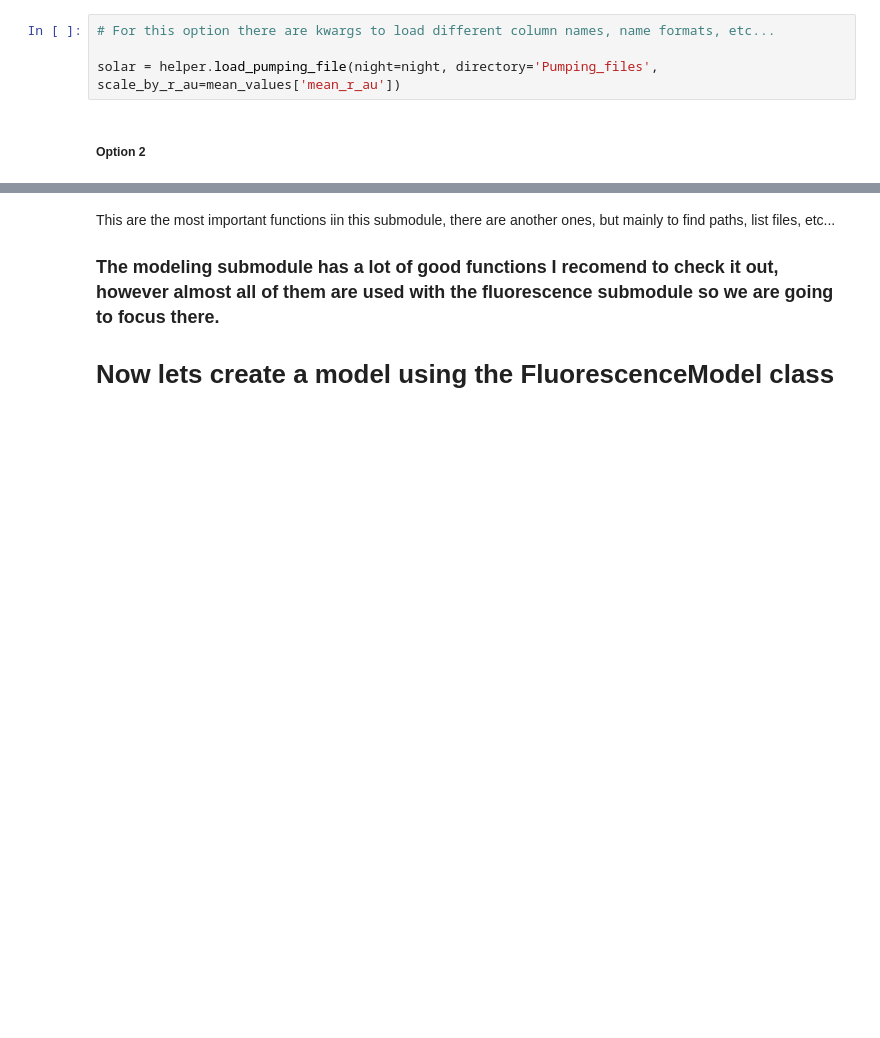
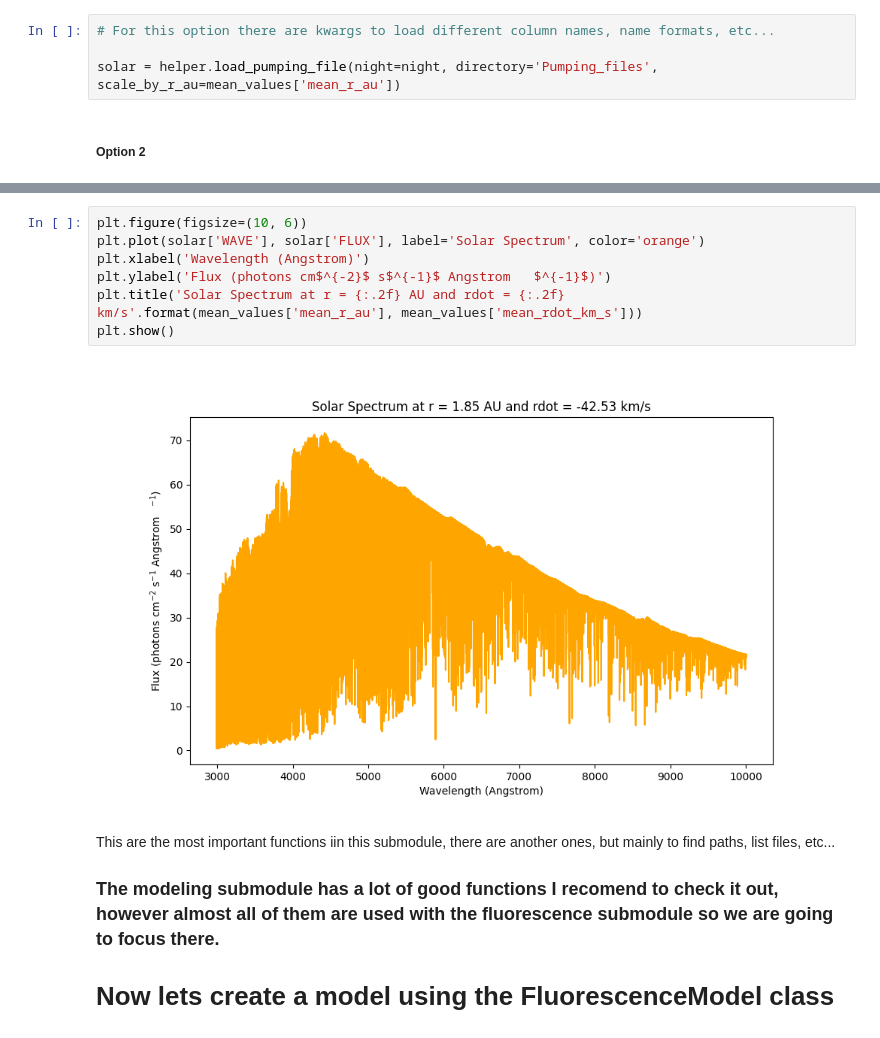
Before and after one commit to baltasarluco/CometSpec, a Jupyter notebook: WorkFlow_Example/WorkFlow.ipynb, the cells around one changed output, grey strips where cells are left out. Drawn from its saved outputs; the diff is of its cells as text; blank space fills up the shorter version.

```diff
--- a/WorkFlow_Example/WorkFlow.ipynb
+++ b/WorkFlow_Example/WorkFlow.ipynb
@@ -233,3 +235,12 @@ solar = pd.DataFrame({'WAVE': wave_shifted, 'FLUX': flux/mean_values['mean_r_au'
+# %%
+plt.figure(figsize=(10, 6))
+plt.plot(solar['WAVE'], solar['FLUX'], label='Solar Spectrum', color='orange')
+plt.xlabel('Wavelength (Angstrom)')
+plt.ylabel('Flux (photons cm$^{-2}$ s$^{-1}$ Angstrom   $^{-1}$)')
+plt.title('Solar Spectrum at r = {:.2f} AU and rdot = {:.2f} km/s'.format(mean_values['mean_r_au'], mean_values['mean_rdot_km_s']))
+plt.show()
+# %% [output]
+[figure, added]
 # %% [markdown]
 This are the most important functions iin this submodule, there are another ones, but mainly to find paths, list files, etc...
 
```
Also changed, not shown: parts of 3 cells of this notebook, 2 other files.
